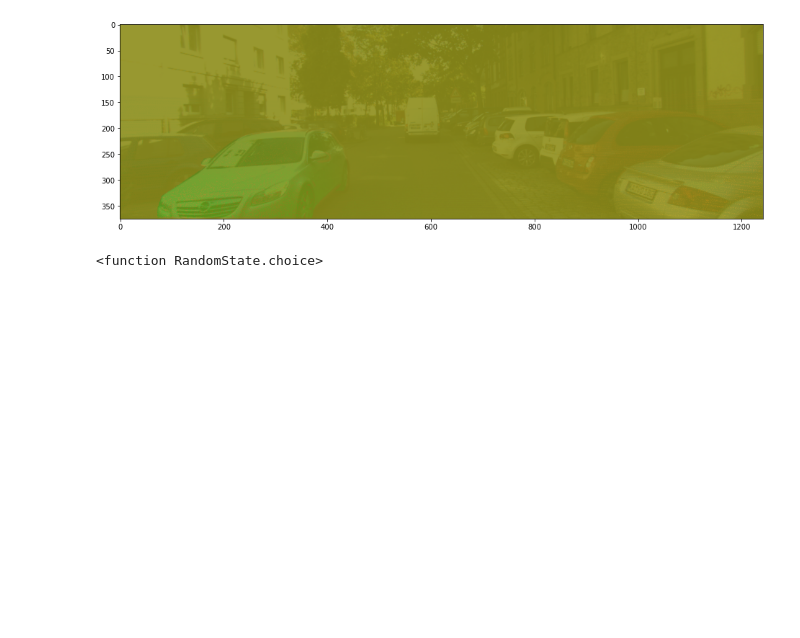
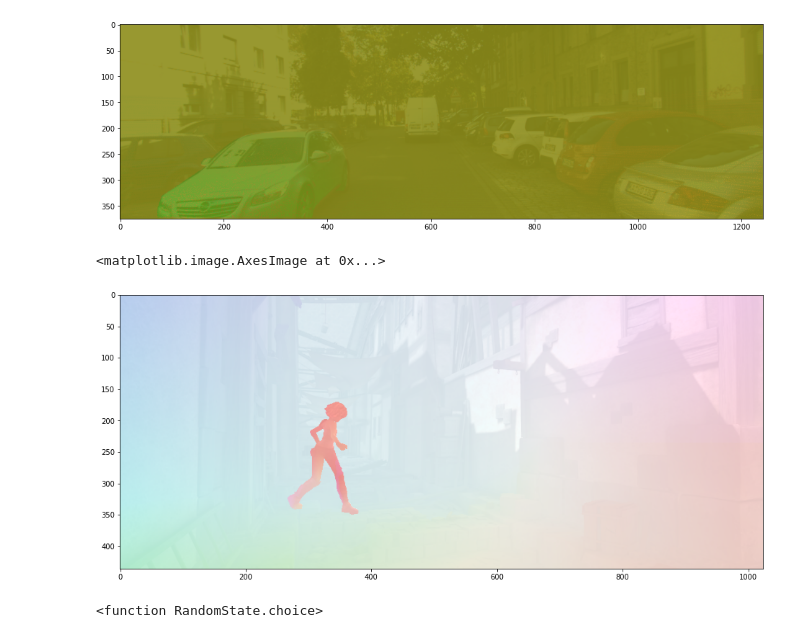
Before and after one commit to SENEMISIK/Deep-Learning-for-Computer-Vision, a Jupyter notebook: Data_Handler.ipynb, the cells around one changed output. Cells and saved outputs as stored; diff of their text form; code cells hidden in the pictures; blank space fills up the shorter version.

Commit message:
data handling of sintel

```diff
--- a/Data_Handler.ipynb
+++ b/Data_Handler.ipynb
@@ -7,6 +7,7 @@ import matplotlib.pyplot as plt
 import numpy as np
 # %%
 head = "KITTI/data_scene_flow/training"
+head_sintel = "SINTEL"
 # %%
 os.listdir(head)
 # %% [output]
@@ -25,3 +30,9 @@ os.listdir(head)
 image_2_paths = sorted([os.path.join(head, "image_2", x) for x in os.listdir(head + "/image_2")])
 image_3_paths = sorted([os.path.join(head, "image_3", x) for x in os.listdir(head + "/image_3")])
 flow_paths = sorted([os.path.join(head, "flow_occ", x) for x in os.listdir(head + "/flow_occ")])
+# %%
+
+input_folder_paths = sorted([os.path.join(head_sintel, "input", x) for x in os.listdir(head_sintel + "/input")])[1:]
+flow_viz_folder_paths = sorted([os.path.join(head_sintel, "flow_viz", x) for x in os.listdir(head_sintel + "/flow_viz")])
+print(flow_viz_folder_paths)
+print(input_folder_paths)
@@ -27,0 +42,8 @@ flow_paths = sorted([os.path.join(head, "flow_occ", x) for x in os.listdir(head
+# %%
+input_paths = []
+flow_viz_paths = []
+for y1 in flow_viz_folder_paths:
+    flow_viz_paths += sorted([os.path.join(y1, x) for x in os.listdir(y1)])[1:]
+for y2 in input_folder_paths:
+    input_paths += sorted([os.path.join(y2, x) for x in os.listdir(y2)])[1:]
+print(len(flow_viz_paths))
@@ -37,0 +60,8 @@ plt.imshow(Image.open(image_2_paths[i * 2]), alpha=0.1)
+# %%
+i = 6
+plt.figure(figsize=(16, 16))
+plt.imshow(Image.open(flow_viz_paths[i]), alpha=0.9)
+plt.imshow(Image.open(input_paths[i*2]), alpha=0.1)
+# %% [output]
+<matplotlib.image.AxesImage at 0x...>
+[figure, added]
```
Also changed, not shown: parts of 7 cells of this notebook.
